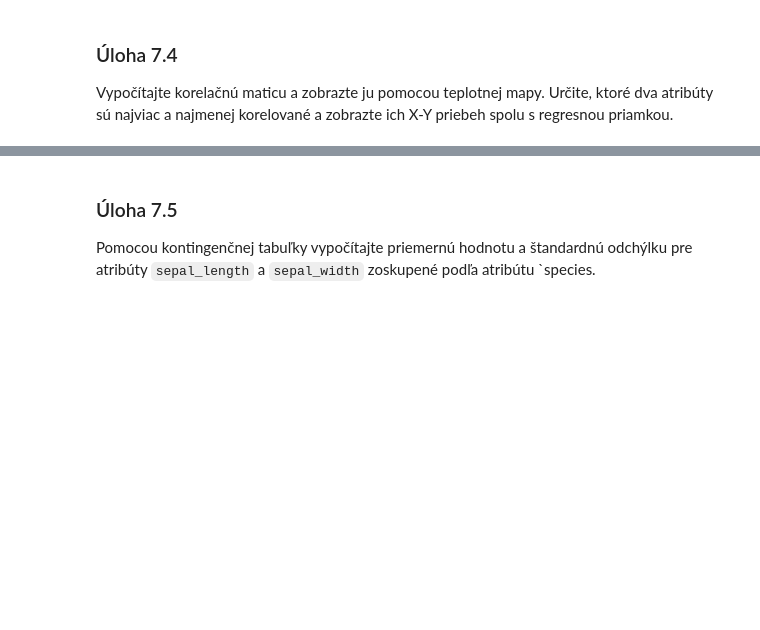
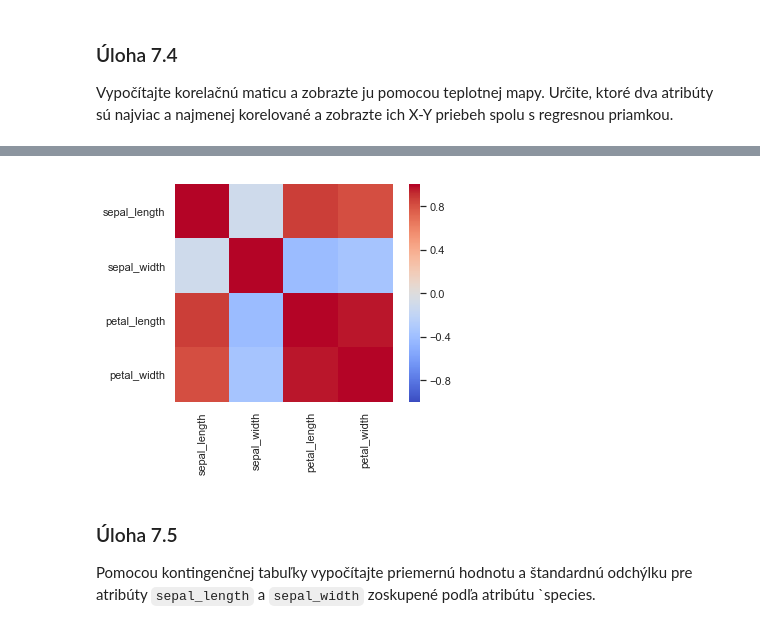
Before and after one commit to renatahudakova/wda, a Jupyter notebook: 7cvicenie/notebooks/happiness1.ipynb, the cells around one changed output, grey strips where cells are left out. Saved outputs shown, nothing was run; the diff lists cells and outputs as text; code cells hidden in the pictures; blank space fills up the shorter version.

```diff
--- a/7cvicenie/notebooks/happiness1.ipynb
+++ b/7cvicenie/notebooks/happiness1.ipynb
@@ -441,0 +435,4 @@ NameError: name 'data' is not defined
+# %%
+
+corr_table = iris.corr()
+corr_table
@@ -442,3 +445,11 @@ NameError: name 'data' is not defined
+# %%
+p = sns.heatmap(corr_table,
+                xticklabels=corr_table.columns, yticklabels=corr_table.columns, # označíme osy názvami stĺpcov
+                vmin=-1, vmax=1, # nastavíme minimálnu a maximálnu hodnotu pre farebnú paletu
+                cmap='coolwarm', # zmeníme prednastavenú paletu farieb
+                square=True)     # zobrazia sa štvor
+# %% [output]
+[figure, added]
 # %% [markdown]
 ### Úloha 7.5
 
```
Also changed, not shown: parts of 4 cells of this notebook, 1 other file.
